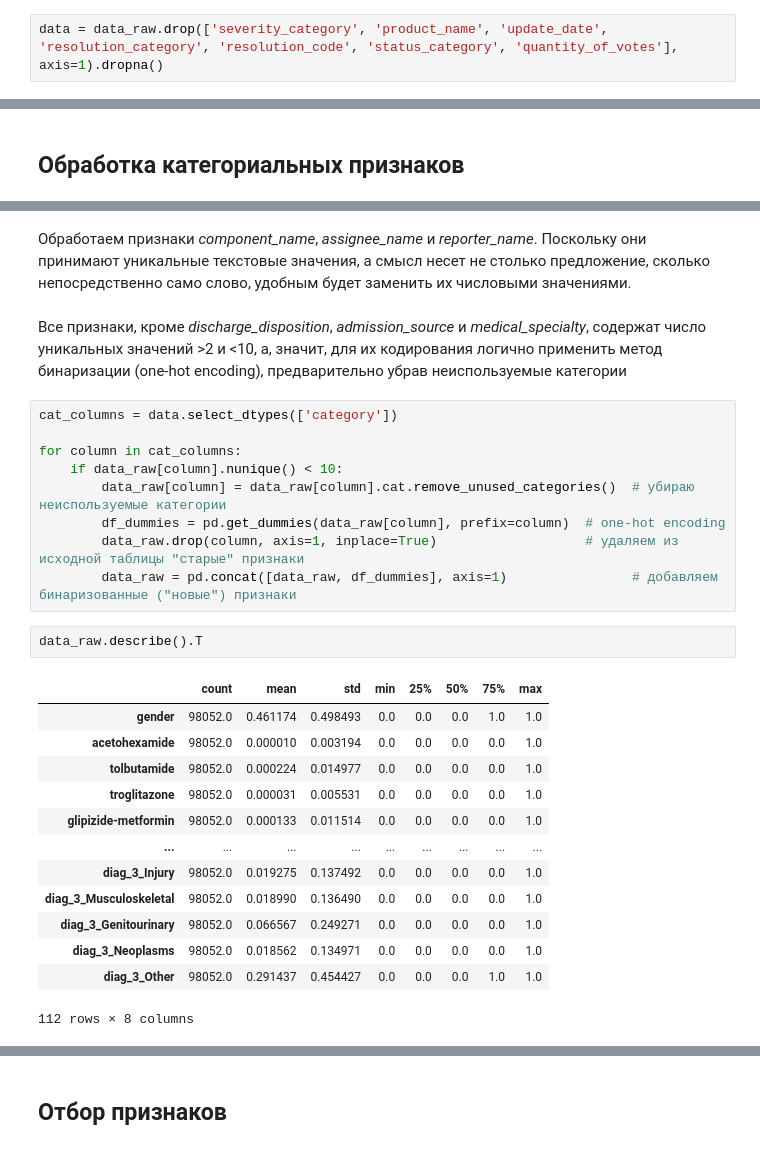
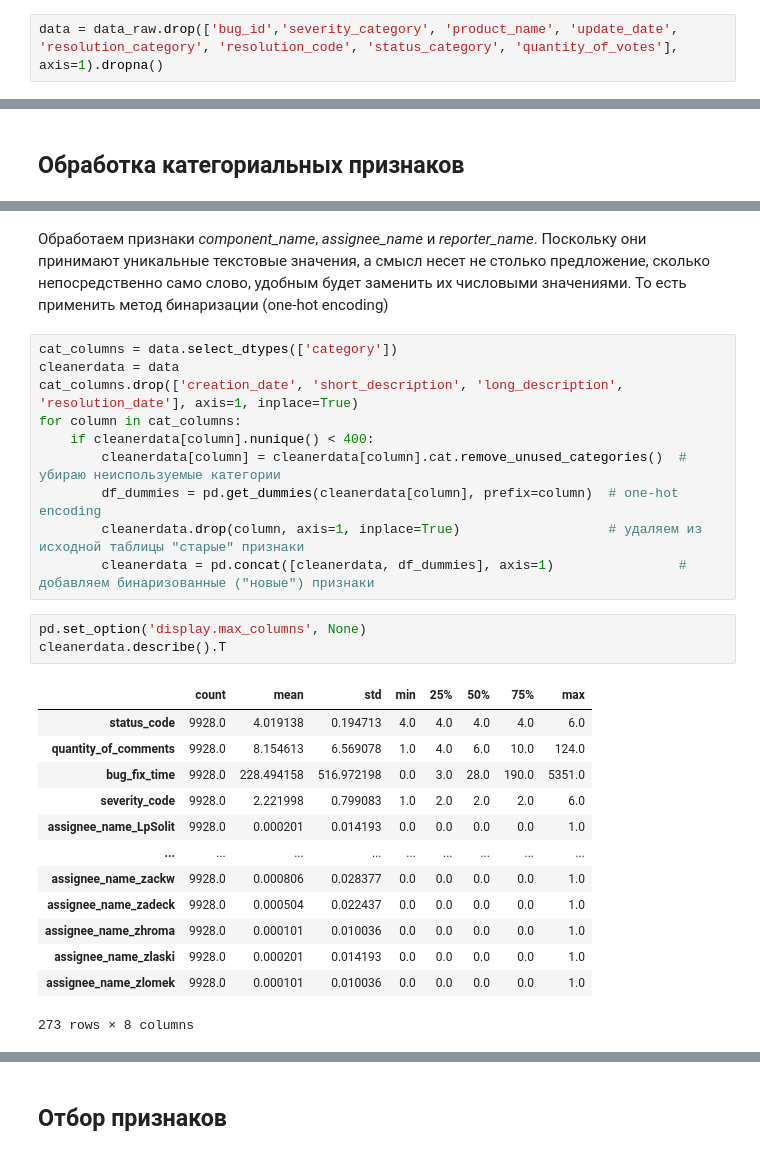
Before and after one commit to Sandro295/Masters-ML, a Jupyter notebook: homework-1.ipynb, the cells around one changed output, grey strips where cells are left out. Drawn from its saved outputs; the diff is of its cells as text.

Commit message:
Fix data before KNN

```diff
--- a/homework-1.ipynb
+++ b/homework-1.ipynb
@@ -168,7 +168,7 @@ dtype: int64
 # %% [markdown]
 Также избавимся от строк с пропущенными данными.
 # %%
-data = data_raw.drop(['severity_category', 'product_name', 'update_date', 'resolution_category', 'resolution_code', 'status_category', 'quantity_of_votes'], axis=1).dropna()
+data = data_raw.drop(['bug_id','severity_category', 'product_name', 'update_date', 'resolution_category', 'resolution_code', 'status_category', 'quantity_of_votes'], axis=1).dropna()
 # %%
 data_raw.describe(include=['category'])
 # %% [output]
@@ -279,29 +279,29 @@ data.head()
 # %% [markdown]
-Обработаем признаки _component_name_, _assignee_name_ и _reporter_name_. Поскольку они принимают уникальные текстовые значения, а смысл несет не столько предложение, сколько непосредственно само слово, удобным будет заменить их числовыми значениями.
+Обработаем признаки _component_name_, _assignee_name_ и _reporter_name_. Поскольку они принимают уникальные текстовые значения, а смысл несет не столько предложение, сколько непосредственно само слово, удобным будет заменить их числовыми значениями. То есть применить метод бинаризации (one-hot encoding)
-# %% [markdown]
-Все признаки, кроме _discharge_disposition_, _admission_source_ и _medical_specialty_, содержат число уникальных значений >2 и <10, а, значит, для их кодирования логично применить метод бинаризации (one-hot encoding), предварительно убрав неиспользуемые категории
 # %%
 cat_columns = data.select_dtypes(['category'])
-
+cleanerdata = data
+cat_columns.drop(['creation_date', 'short_description', 'long_description', 'resolution_date'], axis=1, inplace=True)
 for column in cat_columns:
-    if data_raw[column].nunique() < 10:
-        data_raw[column] = data_raw[column].cat.remove_unused_categories()  # убираю неиспользуемые категории
-        df_dummies = pd.get_dummies(data_raw[column], prefix=column)  # one-hot encoding
-        data_raw.drop(column, axis=1, inplace=True)                   # удаляем из исходной таблицы "старые" признаки
-        data_raw = pd.concat([data_raw, df_dummies], axis=1)                # добавляем бинаризованные ("новые") признаки
+    if cleanerdata[column].nunique() < 400:
+        cleanerdata[column] = cleanerdata[column].cat.remove_unused_categories()  # убираю неиспользуемые категории
+        df_dummies = pd.get_dummies(cleanerdata[column], prefix=column)  # one-hot encoding
+        cleanerdata.drop(column, axis=1, inplace=True)                   # удаляем из исходной таблицы "старые" признаки
+        cleanerdata = pd.concat([cleanerdata, df_dummies], axis=1)                # добавляем бинаризованные ("новые") признаки
 # %%
-data_raw.describe().T
+pd.set_option('display.max_columns', None)
+cleanerdata.describe().T
 # %% [output]
 |  | count | mean | std | min | 25% | 50% | 75% | max |
-| gender | 98052.0 | 0.461174 | 0.498493 | 0.0 | 0.0 | 0.0 | 1.0 | 1.0 |
-| acetohexamide | 98052.0 | 0.000010 | 0.003194 | 0.0 | 0.0 | 0.0 | 0.0 | 1.0 |
-| tolbutamide | 98052.0 | 0.000224 | 0.014977 | 0.0 | 0.0 | 0.0 | 0.0 | 1.0 |
-| troglitazone | 98052.0 | 0.000031 | 0.005531 | 0.0 | 0.0 | 0.0 | 0.0 | 1.0 |
-| glipizide-metformin | 98052.0 | 0.000133 | 0.011514 | 0.0 | 0.0 | 0.0 | 0.0 | 1.0 |
+| status_code | 9928.0 | 4.019138 | 0.194713 | 4.0 | 4.0 | 4.0 | 4.0 | 6.0 |
+| quantity_of_comments | 9928.0 | 8.154613 | 6.569078 | 1.0 | 4.0 | 6.0 | 10.0 | 124.0 |
+| bug_fix_time | 9928.0 | 228.494158 | 516.972198 | 0.0 | 3.0 | 28.0 | 190.0 | 5351.0 |
+| severity_code | 9928.0 | 2.221998 | 0.799083 | 1.0 | 2.0 | 2.0 | 2.0 | 6.0 |
+| assignee_name_LpSolit | 9928.0 | 0.000201 | 0.014193 | 0.0 | 0.0 | 0.0 | 0.0 | 1.0 |
 | ... | ... | ... | ... | ... | ... | ... | ... | ... |
-| diag_3_Injury | 98052.0 | 0.019275 | 0.137492 | 0.0 | 0.0 | 0.0 | 0.0 | 1.0 |
-| diag_3_Musculoskeletal | 98052.0 | 0.018990 | 0.136490 | 0.0 | 0.0 | 0.0 | 0.0 | 1.0 |
-| diag_3_Genitourinary | 98052.0 | 0.066567 | 0.249271 | 0.0 | 0.0 | 0.0 | 0.0 | 1.0 |
-| diag_3_Neoplasms | 98052.0 | 0.018562 | 0.134971 | 0.0 | 0.0 | 0.0 | 0.0 | 1.0 |
-| diag_3_Other | 98052.0 | 0.291437 | 0.454427 | 0.0 | 0.0 | 0.0 | 1.0 | 1.0 |
+| assignee_name_zackw | 9928.0 | 0.000806 | 0.028377 | 0.0 | 0.0 | 0.0 | 0.0 | 1.0 |
+| assignee_name_zadeck | 9928.0 | 0.000504 | 0.022437 | 0.0 | 0.0 | 0.0 | 0.0 | 1.0 |
+| assignee_name_zhroma | 9928.0 | 0.000101 | 0.010036 | 0.0 | 0.0 | 0.0 | 0.0 | 1.0 |
+| assignee_name_zlaski | 9928.0 | 0.000201 | 0.014193 | 0.0 | 0.0 | 0.0 | 0.0 | 1.0 |
+| assignee_name_zlomek | 9928.0 | 0.000101 | 0.010036 | 0.0 | 0.0 | 0.0 | 0.0 | 1.0 |
-112 rows × 8 columns
+273 rows × 8 columns
```
Also changed, not shown: parts of 13 cells of this notebook.
